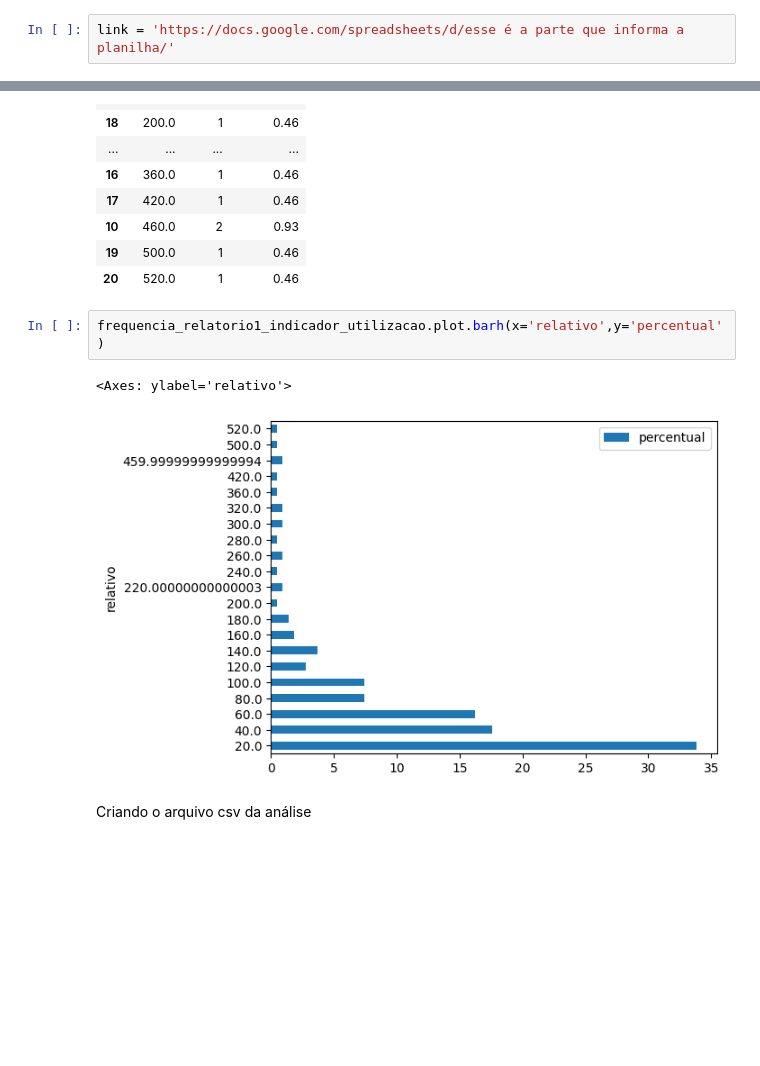
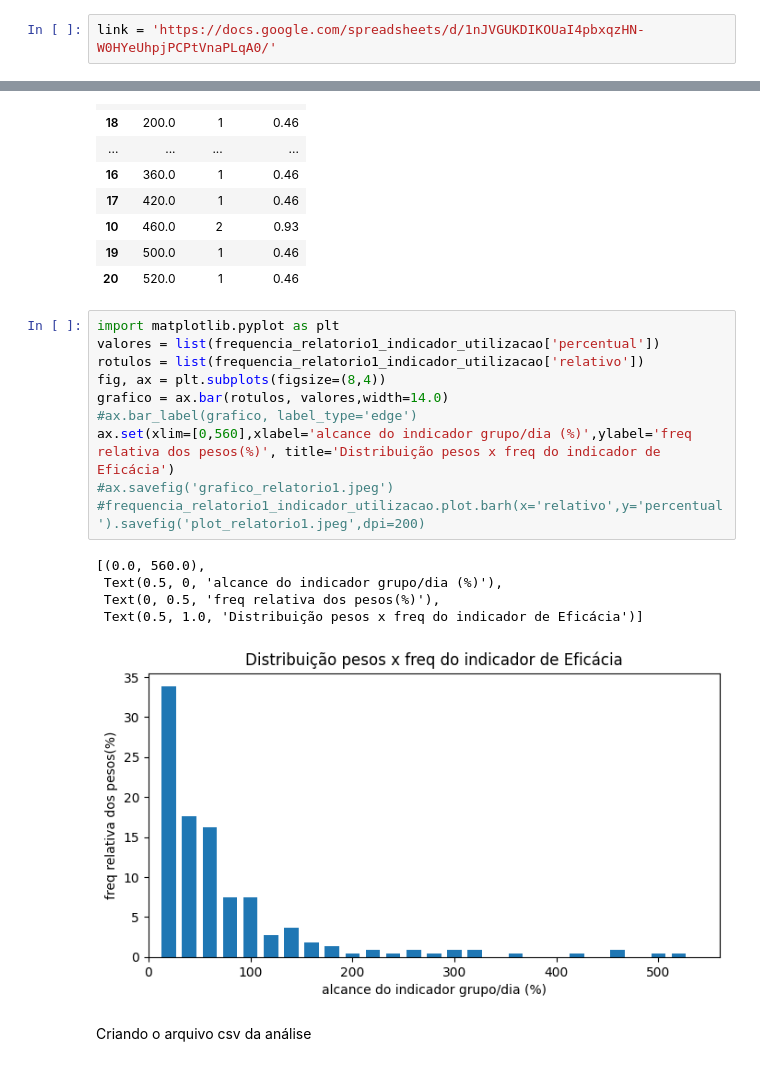
Before and after one commit to linounirio/acaocidada, a Jupyter notebook: relatorio1_bimestral.ipynb, the cells around one changed output, grey strips where cells are left out. Saved outputs shown, nothing was run; the diff lists cells and outputs as text; blank space fills up the shorter version.

```diff
--- a/relatorio1_bimestral.ipynb
+++ b/relatorio1_bimestral.ipynb
@@ -43,2 +44,2 @@ acessando a planilha
 # %%
-link = 'https://docs.google.com/spreadsheets/d/esse é a parte que informa a planilha/'
+link = 'https://docs.google.com/spreadsheets/d/1nJVGUKDIKOUaI4pbxqzHN-W0HYeUhpjPCPtVnaPLqA0/'
@@ -206,10 +211,21 @@ frequencia_relatorio1_indicador_utilizacao
 | 19 | 500.0 | 1 | 0.46 |
 | 20 | 520.0 | 1 | 0.46 |
 # %%
-frequencia_relatorio1_indicador_utilizacao.plot.barh(x='relativo',y='percentual')
+import matplotlib.pyplot as plt
+valores = list(frequencia_relatorio1_indicador_utilizacao['percentual'])
+rotulos = list(frequencia_relatorio1_indicador_utilizacao['relativo'])
+fig, ax = plt.subplots(figsize=(8,4))
+grafico = ax.bar(rotulos, valores,width=14.0)
+#ax.bar_label(grafico, label_type='edge')
+ax.set(xlim=[0,560],xlabel='alcance do indicador grupo/dia (%)',ylabel='freq relativa dos pesos(%)', title='Distribuição pesos x freq do indicador de Eficácia')
+#ax.savefig('grafico_relatorio1.jpeg')
+#frequencia_relatorio1_indicador_utilizacao.plot.barh(x='relativo',y='percentual').savefig('plot_relatorio1.jpeg',dpi=200)
 # %% [output]
-<Axes: ylabel='relativo'>
+[(0.0, 560.0),
+ Text(0.5, 0, 'alcance do indicador grupo/dia (%)'),
+ Text(0, 0.5, 'freq relativa dos pesos(%)'),
+ Text(0.5, 1.0, 'Distribuição pesos x freq do indicador de Eficácia')]
-[figure, old version]
+[figure, new version]
 # %% [markdown]
 Criando o arquivo csv da análise
 # %%
```
Also changed, not shown: parts of 21 cells of this notebook.
